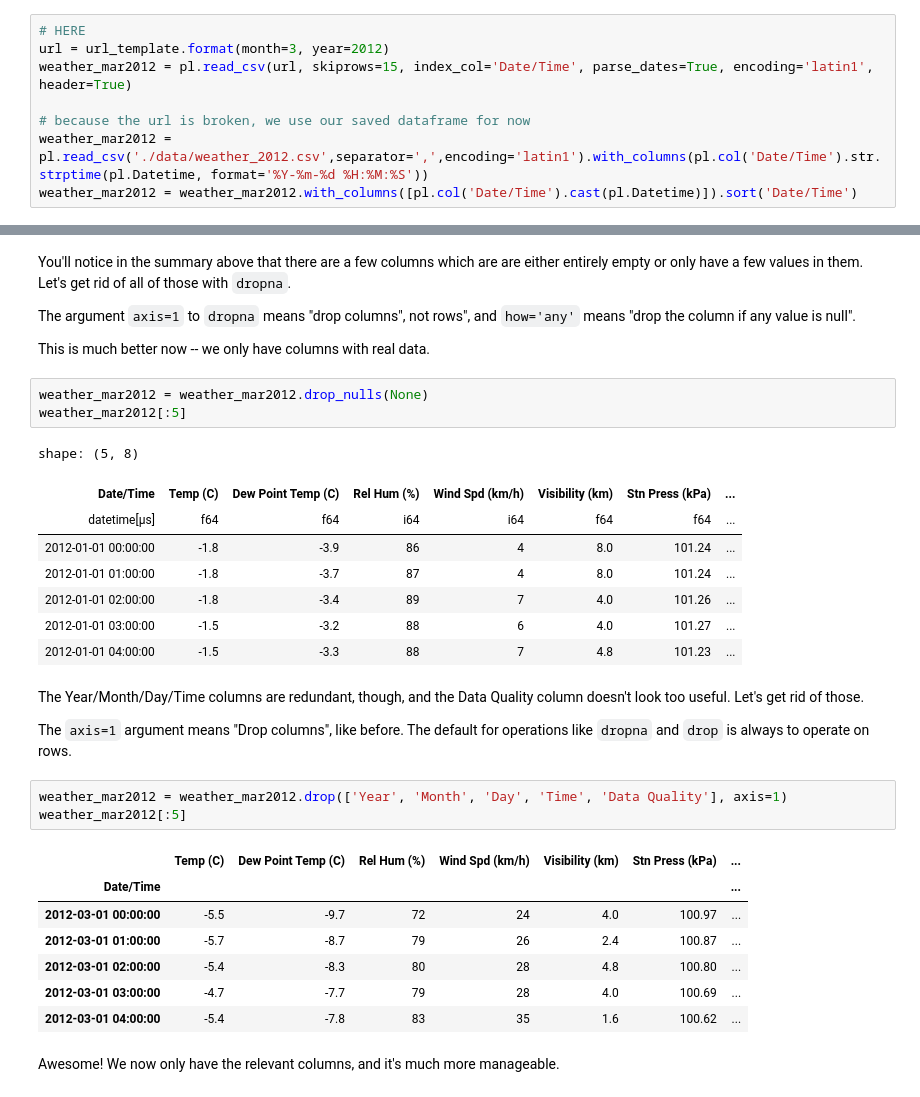
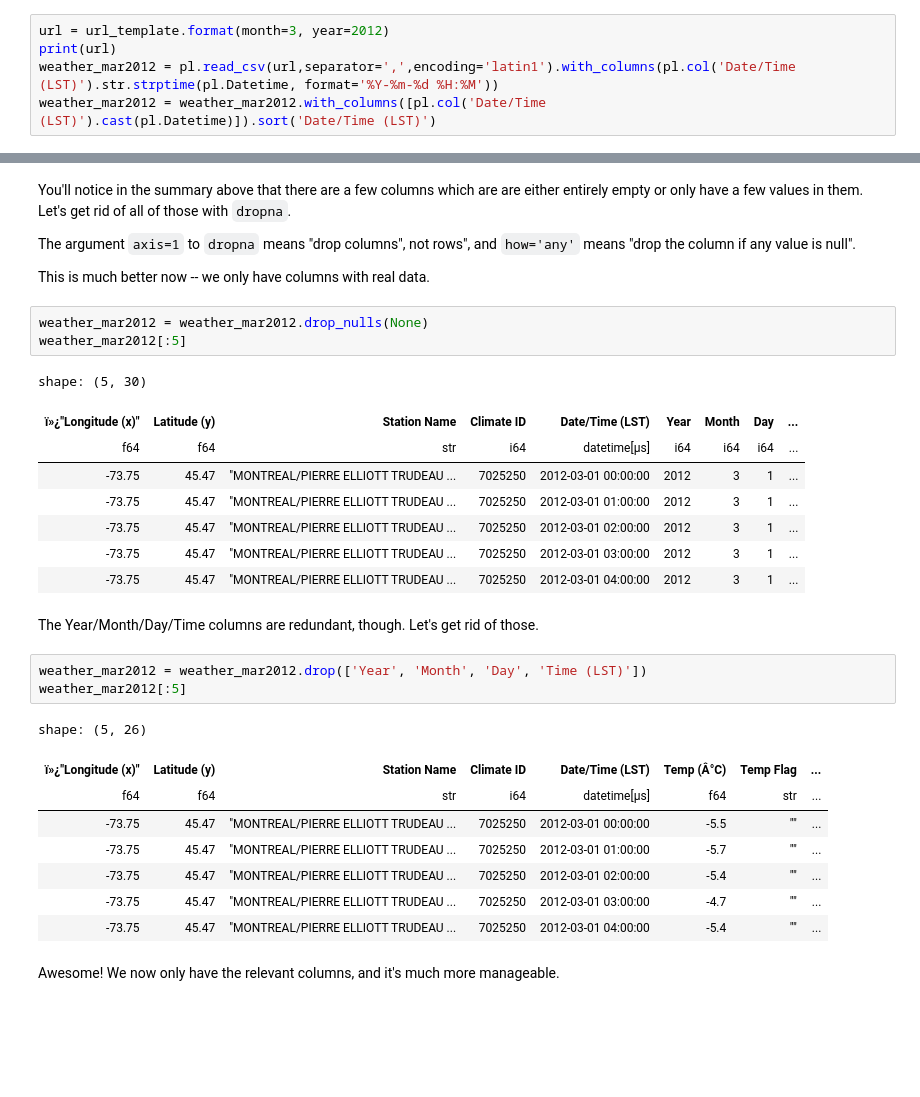
Before and after one commit to sergiorgiraldo/DataScience-Showcase, a Jupyter notebook: pandas-cookbook/cookbook-polars/Chapter 5 - Combining dataframes and scraping Canadian weather data.ipynb, the cells around one changed output, grey strips where cells are left out. Drawn from its saved outputs; the diff is of its cells as text; blank space fills up the shorter version.

```diff
--- a/pandas-cookbook/cookbook-polars/Chapter 5 - Combining dataframes and scraping Canadian weather data.ipynb
+++ b/pandas-cookbook/cookbook-polars/Chapter 5 - Combining dataframes and scraping Canadian weather data.ipynb
@@ -59,10 +59,7 @@ url_template = "http://climate.weather.gc.ca/climate_data/bulk_data_e.html?forma
 # %% [markdown]
 To get the data for March 2013, we need to format it with `month=3, year=2012`.
 # %%
-# HERE
 url = url_template.format(month=3, year=2012)
-weather_mar2012 = pl.read_csv(url, skiprows=15, index_col='Date/Time', parse_dates=True, encoding='latin1', header=True)
-
-# because the url is broken, we use our saved dataframe for now
-weather_mar2012 = pl.read_csv('./data/weather_2012.csv',separator=',',encoding='latin1').with_columns(pl.col('Date/Time').str.strptime(pl.Datetime, format='%Y-%m-%d %H:%M:%S'))
-weather_mar2012 = weather_mar2012.with_columns([pl.col('Date/Time').cast(pl.Datetime)]).sort('Date/Time')
+print(url)
+weather_mar2012 = pl.read_csv(url,separator=',',encoding='latin1').with_columns(pl.col('Date/Time (LST)').str.strptime(pl.Datetime, format='%Y-%m-%d %H:%M'))
+weather_mar2012 = weather_mar2012.with_columns([pl.col('Date/Time (LST)').cast(pl.Datetime)]).sort('Date/Time (LST)')
@@ -129,29 +156,28 @@ This is much better now -- we only have columns with real data.
 weather_mar2012 = weather_mar2012.drop_nulls(None)
 weather_mar2012[:5]
 # %% [output]
-shape: (5, 8)
+shape: (5, 30)
-| Date/Time | Temp (C) | Dew Point Temp (C) | Rel Hum (%) | Wind Spd (km/h) | Visibility (km) | Stn Press (kPa) | ... |
-| datetime[μs] | f64 | f64 | i64 | i64 | f64 | f64 | ... |
-| 2012-01-01 00:00:00 | -1.8 | -3.9 | 86 | 4 | 8.0 | 101.24 | ... |
-| 2012-01-01 01:00:00 | -1.8 | -3.7 | 87 | 4 | 8.0 | 101.24 | ... |
-| 2012-01-01 02:00:00 | -1.8 | -3.4 | 89 | 7 | 4.0 | 101.26 | ... |
-| 2012-01-01 03:00:00 | -1.5 | -3.2 | 88 | 6 | 4.0 | 101.27 | ... |
-| 2012-01-01 04:00:00 | -1.5 | -3.3 | 88 | 7 | 4.8 | 101.23 | ... |
+| ï»¿"Longitude (x)" | Latitude (y) | Station Name | Climate ID | Date/Time (LST) | Year | Month | Day | ... |
+| f64 | f64 | str | i64 | datetime[μs] | i64 | i64 | i64 | ... |
+| -73.75 | 45.47 | "MONTREAL/PIERRE ELLIOTT TRUDEAU ... | 7025250 | 2012-03-01 00:00:00 | 2012 | 3 | 1 | ... |
+| -73.75 | 45.47 | "MONTREAL/PIERRE ELLIOTT TRUDEAU ... | 7025250 | 2012-03-01 01:00:00 | 2012 | 3 | 1 | ... |
+| -73.75 | 45.47 | "MONTREAL/PIERRE ELLIOTT TRUDEAU ... | 7025250 | 2012-03-01 02:00:00 | 2012 | 3 | 1 | ... |
+| -73.75 | 45.47 | "MONTREAL/PIERRE ELLIOTT TRUDEAU ... | 7025250 | 2012-03-01 03:00:00 | 2012 | 3 | 1 | ... |
+| -73.75 | 45.47 | "MONTREAL/PIERRE ELLIOTT TRUDEAU ... | 7025250 | 2012-03-01 04:00:00 | 2012 | 3 | 1 | ... |
 # %% [markdown]
-The Year/Month/Day/Time columns are redundant, though, and the Data Quality column doesn't look too useful. Let's get rid of those.
-
-The `axis=1` argument means "Drop columns", like before. The default for operations like `dropna` and `drop` is always to operate on rows.
+The Year/Month/Day/Time columns are redundant, though. Let's get rid of those.
 # %%
-weather_mar2012 = weather_mar2012.drop(['Year', 'Month', 'Day', 'Time', 'Data Quality'], axis=1)
+weather_mar2012 = weather_mar2012.drop(['Year', 'Month', 'Day', 'Time (LST)'])
 weather_mar2012[:5]
 # %% [output]
+shape: (5, 26)
-|  | Temp (C) | Dew Point Temp (C) | Rel Hum (%) | Wind Spd (km/h) | Visibility (km) | Stn Press (kPa) | ... |
-| Date/Time |  |  |  |  |  |  | ... |
-| 2012-03-01 00:00:00 | -5.5 | -9.7 | 72 | 24 | 4.0 | 100.97 | ... |
-| 2012-03-01 01:00:00 | -5.7 | -8.7 | 79 | 26 | 2.4 | 100.87 | ... |
-| 2012-03-01 02:00:00 | -5.4 | -8.3 | 80 | 28 | 4.8 | 100.80 | ... |
-| 2012-03-01 03:00:00 | -4.7 | -7.7 | 79 | 28 | 4.0 | 100.69 | ... |
-| 2012-03-01 04:00:00 | -5.4 | -7.8 | 83 | 35 | 1.6 | 100.62 | ... |
+| ï»¿"Longitude (x)" | Latitude (y) | Station Name | Climate ID | Date/Time (LST) | Temp (Â°C) | Temp Flag | ... |
+| f64 | f64 | str | i64 | datetime[μs] | f64 | str | ... |
+| -73.75 | 45.47 | "MONTREAL/PIERRE ELLIOTT TRUDEAU ... | 7025250 | 2012-03-01 00:00:00 | -5.5 | "" | ... |
+| -73.75 | 45.47 | "MONTREAL/PIERRE ELLIOTT TRUDEAU ... | 7025250 | 2012-03-01 01:00:00 | -5.7 | "" | ... |
+| -73.75 | 45.47 | "MONTREAL/PIERRE ELLIOTT TRUDEAU ... | 7025250 | 2012-03-01 02:00:00 | -5.4 | "" | ... |
+| -73.75 | 45.47 | "MONTREAL/PIERRE ELLIOTT TRUDEAU ... | 7025250 | 2012-03-01 03:00:00 | -4.7 | "" | ... |
+| -73.75 | 45.47 | "MONTREAL/PIERRE ELLIOTT TRUDEAU ... | 7025250 | 2012-03-01 04:00:00 | -5.4 | "" | ... |
 # %% [markdown]
 Awesome! We now only have the relevant columns, and it's much more manageable.
 # %% [markdown]
```
Also changed, not shown: parts of 18 cells of this notebook.
